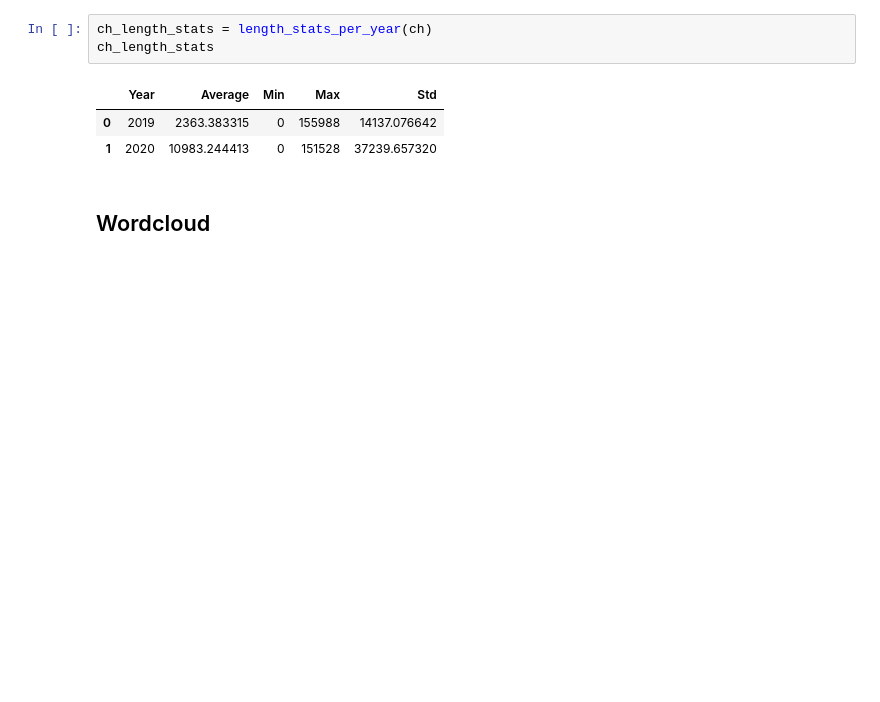
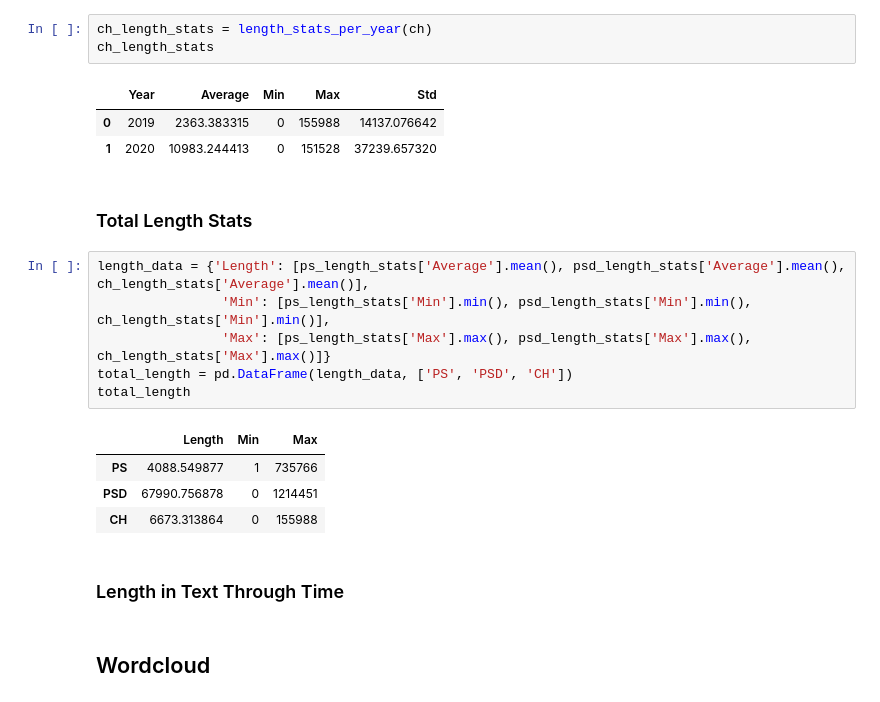
Before and after one commit to mariacrnr/feup-pri, a Jupyter notebook: data_exploration.ipynb, the cells around one changed output. Saved outputs shown, nothing was run; the diff lists cells and outputs as text; blank space fills up the shorter version.

Commit message:
added more text stats

```diff
--- a/data_exploration.ipynb
+++ b/data_exploration.ipynb
@@ -275,6 +288,21 @@ ch_length_stats
 |  | Year | Average | Min | Max | Std |
 | 0 | 2019 | 2363.383315 | 0 | 155988 | 14137.076642 |
 | 1 | 2020 | 10983.244413 | 0 | 151528 | 37239.657320 |
+# %% [markdown]
+### Total Length Stats
+# %%
+length_data = {'Length': [ps_length_stats['Average'].mean(), psd_length_stats['Average'].mean(), ch_length_stats['Average'].mean()],
+                'Min': [ps_length_stats['Min'].min(), psd_length_stats['Min'].min(), ch_length_stats['Min'].min()],
+                'Max': [ps_length_stats['Max'].max(), psd_length_stats['Max'].max(), ch_length_stats['Max'].max()]}
+total_length = pd.DataFrame(length_data, ['PS', 'PSD', 'CH'])
+total_length
+# %% [output]
+|  | Length | Min | Max |
+| PS | 4088.549877 | 1 | 735766 |
+| PSD | 67990.756878 | 0 | 1214451 |
+| CH | 6673.313864 | 0 | 155988 |
+# %% [markdown]
+### Length in Text Through Time
 # %% [markdown]
 ## Wordcloud
 # %%
```
Also changed, not shown: parts of 2 cells of this notebook.
